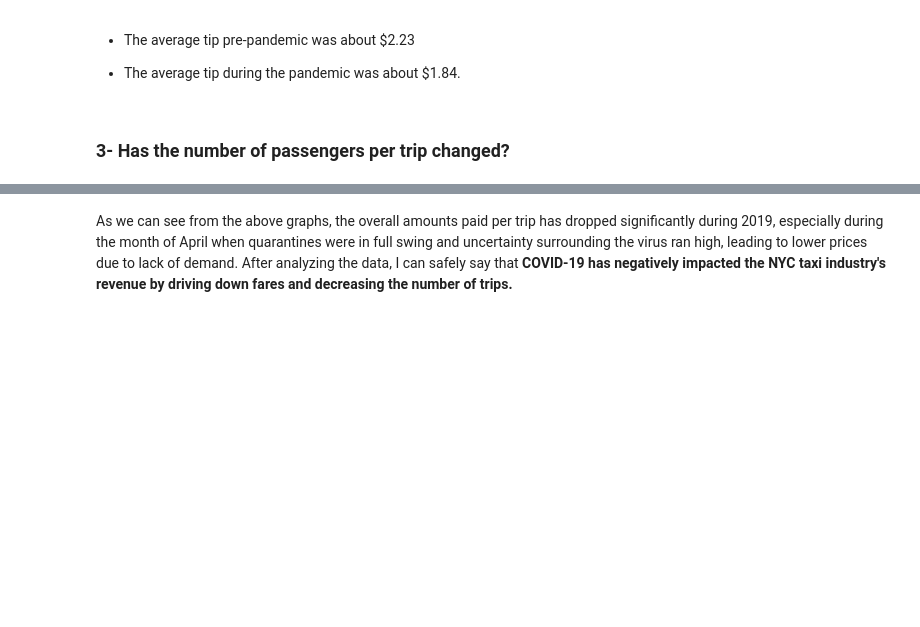
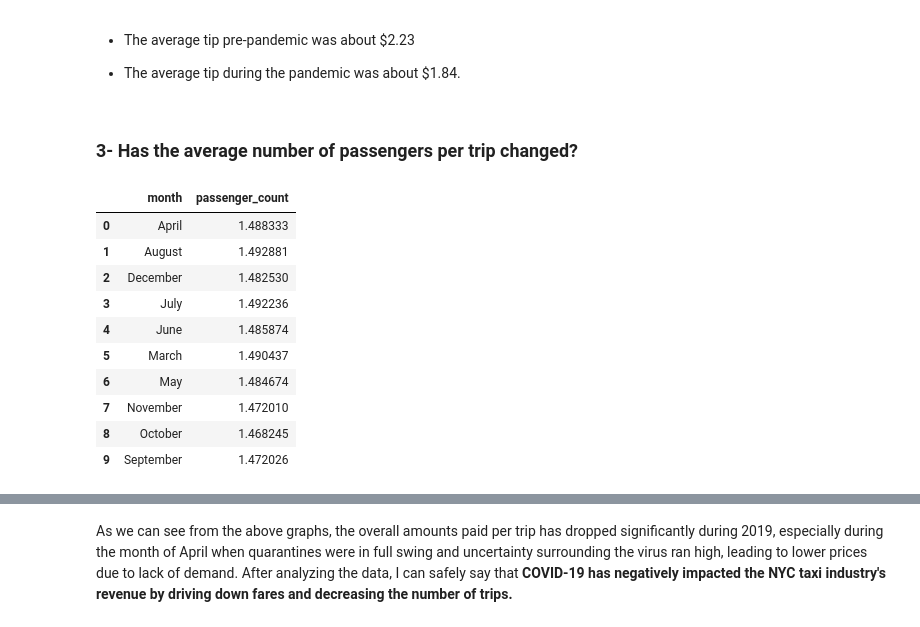
Before and after one commit to samtuleen/nyc-taxis-vs-covid, a Jupyter notebook: notebook1.ipynb, the cells around one changed output, grey strips where cells are left out. Drawn from its saved outputs; the diff is of its cells as text; code cells hidden in the pictures; blank space fills up the shorter version.

```diff
--- a/notebook1.ipynb
+++ b/notebook1.ipynb
@@ -210,4 +206,4 @@ print(tips19)
 
 * The average tip during the pandemic was about $1.84.
 # %% [markdown]
-### 3- Has the number of passengers per trip changed?
+### 3- Has the average number of passengers per trip changed?
@@ -213,0 +220,17 @@ print(tips19)
+# %%
+avg_pass_19 = passengers_19.groupby('month')['passenger_count'].mean()
+avg_pass_19 = pd.DataFrame(avg_pass_19)
+avg_pass_19.reset_index(inplace=True)
+avg_pass_19.head(10)
+# %% [output]
+|  | month | passenger_count |
+| 0 | April | 1.488333 |
+| 1 | August | 1.492881 |
+| 2 | December | 1.482530 |
+| 3 | July | 1.492236 |
+| 4 | June | 1.485874 |
+| 5 | March | 1.490437 |
+| 6 | May | 1.484674 |
+| 7 | November | 1.472010 |
+| 8 | October | 1.468245 |
+| 9 | September | 1.472026 |
```
Also changed, not shown: parts of 8 cells of this notebook.
